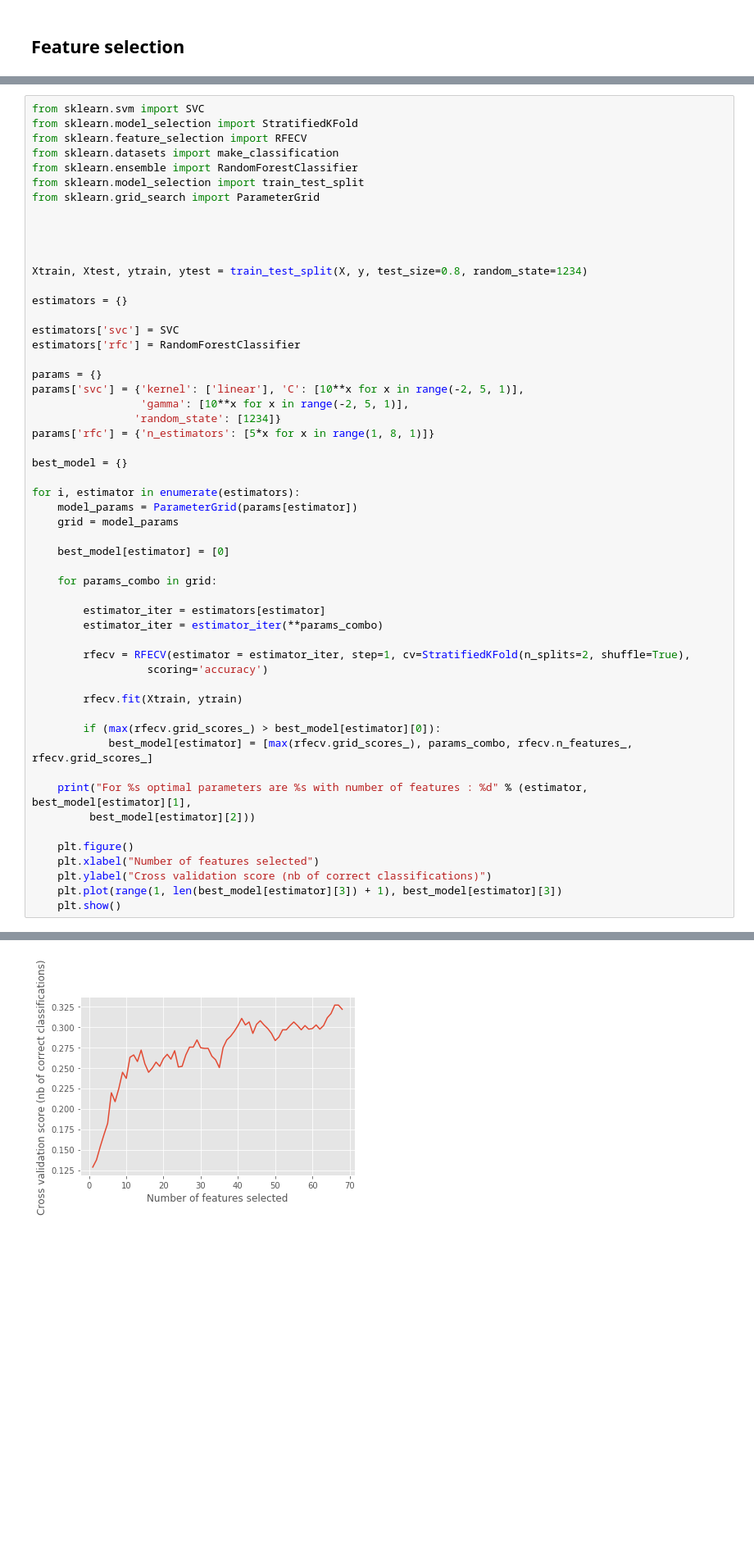
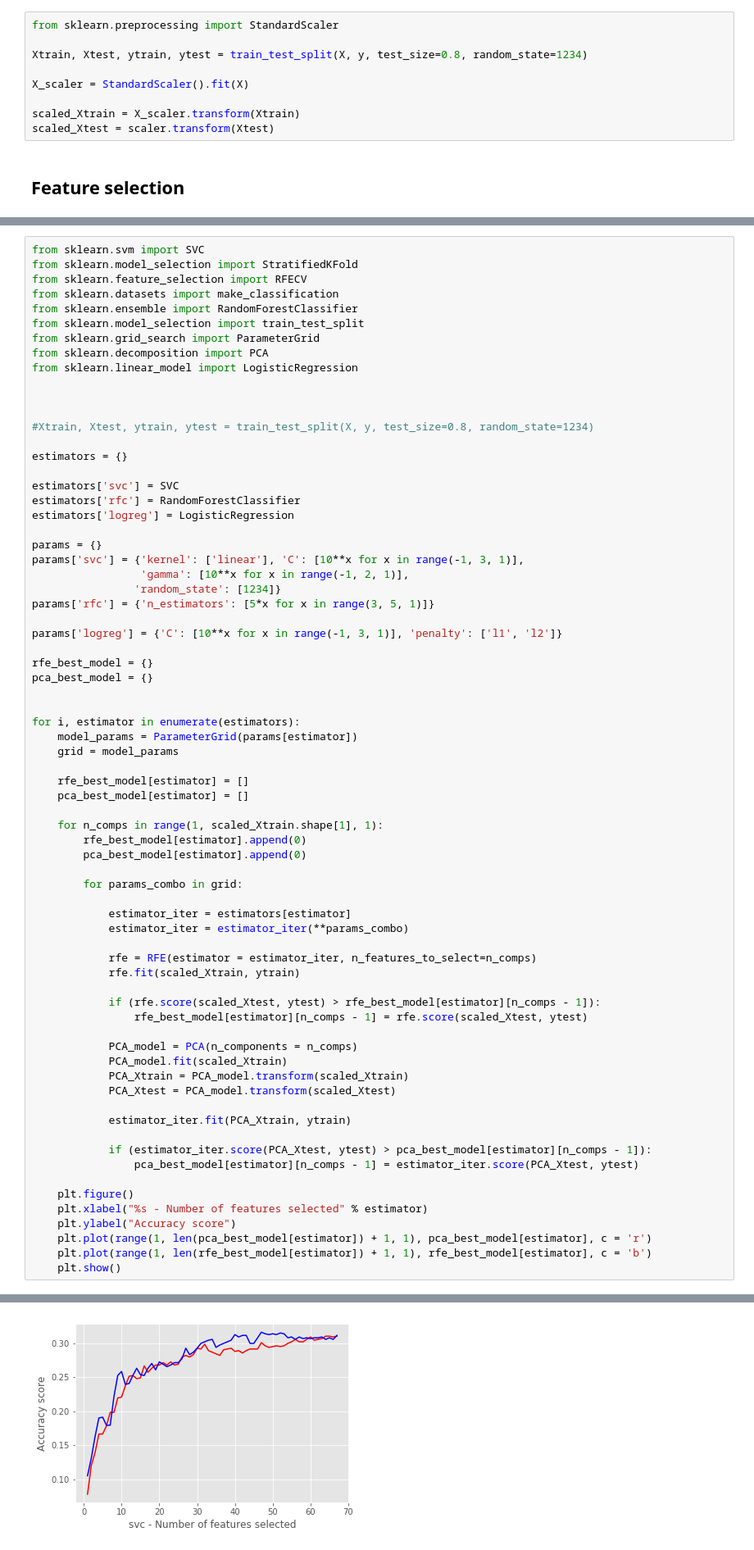
Before and after one commit to johannesharmse/Music_Origin_Prediction, a Jupyter notebook: src/Predicting the Geographical Origin of Music.ipynb, the cells around one changed output, grey strips where cells are left out. Shown: that part at 82% size. Drawn from its saved outputs; the diff is of its cells as text; blank space fills up the shorter version.

```diff
--- a/src/Predicting the Geographical Origin of Music.ipynb
+++ b/src/Predicting the Geographical Origin of Music.ipynb
@@ -80,3 +82,12 @@ y = labels
+# %%
+from sklearn.preprocessing import StandardScaler
+
+Xtrain, Xtest, ytrain, ytest = train_test_split(X, y, test_size=0.8, random_state=1234)
+
+X_scaler = StandardScaler().fit(X)
+
+scaled_Xtrain = X_scaler.transform(Xtrain)
+scaled_Xtest = scaler.transform(Xtest)
 # %% [markdown]
 ## Feature selection
 # %% [markdown]
@@ -95,50 +106,67 @@ from sklearn.datasets import make_classification
 from sklearn.ensemble import RandomForestClassifier
 from sklearn.model_selection import train_test_split
 from sklearn.grid_search import ParameterGrid
+from sklearn.decomposition import PCA
+from sklearn.linear_model import LogisticRegression
 
 
 
-
-Xtrain, Xtest, ytrain, ytest = train_test_split(X, y, test_size=0.8, random_state=1234)
+#Xtrain, Xtest, ytrain, ytest = train_test_split(X, y, test_size=0.8, random_state=1234)
 
 estimators = {}
 
 estimators['svc'] = SVC
 estimators['rfc'] = RandomForestClassifier
+estimators['logreg'] = LogisticRegression
 
 params = {}
-params['svc'] = {'kernel': ['linear'], 'C': [10**x for x in range(-2, 5, 1)],
-                 'gamma': [10**x for x in range(-2, 5, 1)],
+params['svc'] = {'kernel': ['linear'], 'C': [10**x for x in range(-1, 3, 1)],
+                 'gamma': [10**x for x in range(-1, 2, 1)],
                 'random_state': [1234]}
-params['rfc'] = {'n_estimators': [5*x for x in range(1, 8, 1)]}
+params['rfc'] = {'n_estimators': [5*x for x in range(3, 5, 1)]}
 
-best_model = {}
+params['logreg'] = {'C': [10**x for x in range(-1, 3, 1)], 'penalty': ['l1', 'l2']}
+
+rfe_best_model = {}
+pca_best_model = {}
+
 
 for i, estimator in enumerate(estimators):
     model_params = ParameterGrid(params[estimator])
     grid = model_params
 
-    best_model[estimator] = [0]
+    rfe_best_model[estimator] = []
+    pca_best_model[estimator] = []
 
-    for params_combo in grid:
+    for n_comps in range(1, scaled_Xtrain.shape[1], 1):
+        rfe_best_model[estimator].append(0)
+        pca_best_model[estimator].append(0)
 
-        estimator_iter = estimators[estimator]
-        estimator_iter = estimator_iter(**params_combo)
+        for params_combo in grid:
 
-        rfecv = RFECV(estimator = estimator_iter, step=1, cv=StratifiedKFold(n_splits=2, shuffle=True),
-                  scoring='accuracy')
+            estimator_iter = estimators[estimator]
+            estimator_iter = estimator_iter(**params_combo)
 
-        rfecv.fit(Xtrain, ytrain)
+            rfe = RFE(estimator = estimator_iter, n_features_to_select=n_comps)
+            rfe.fit(scaled_Xtrain, ytrain)
 
-        if (max(rfecv.grid_scores_) > best_model[estimator][0]):
-            best_model[estimator] = [max(rfecv.grid_scores_), params_combo, rfecv.n_features_, rfecv.grid_scores_]
+            if (rfe.score(scaled_Xtest, ytest) > rfe_best_model[estimator][n_comps - 1]):
+                rfe_best_model[estimator][n_comps - 1] = rfe.score(scaled_Xtest, ytest)
 
-    print("For %s optimal parameters are %s with number of features : %d" % (estimator, best_model[estimator][1],
-         best_model[estimator][2]))
+            PCA_model = PCA(n_components = n_comps)
+            PCA_model.fit(scaled_Xtrain)
+            PCA_Xtrain = PCA_model.transform(scaled_Xtrain)
+            PCA_Xtest = PCA_model.transform(scaled_Xtest)
+
+            estimator_iter.fit(PCA_Xtrain, ytrain)
+
+            if (estimator_iter.score(PCA_Xtest, ytest) > pca_best_model[estimator][n_comps - 1]):
+                pca_best_model[estimator][n_comps - 1] = estimator_iter.score(PCA_Xtest, ytest)
 
     plt.figure()
-    plt.xlabel("Number of features selected")
-    plt.ylabel("Cross validation score (nb of correct classifications)")
-    plt.plot(range(1, len(best_model[estimator][3]) + 1), best_model[estimator][3])
+    plt.xlabel("%s - Number of features selected" % estimator)
+    plt.ylabel("Accuracy score")
+    plt.plot(range(1, len(pca_best_model[estimator]) + 1, 1), pca_best_model[estimator], c = 'r')
+    plt.plot(range(1, len(rfe_best_model[estimator]) + 1, 1), rfe_best_model[estimator], c = 'b')
     plt.show()
 # %% [output]
@@ -146 +173 @@ For svc optimal parameters are {'C': 1000, 'gamma': 1, 'kernel': 'linear', 'rand
-[figure, old version]
+[figure, new version]
```
Also changed, not shown: parts of 4 cells of this notebook, 1 other file.
